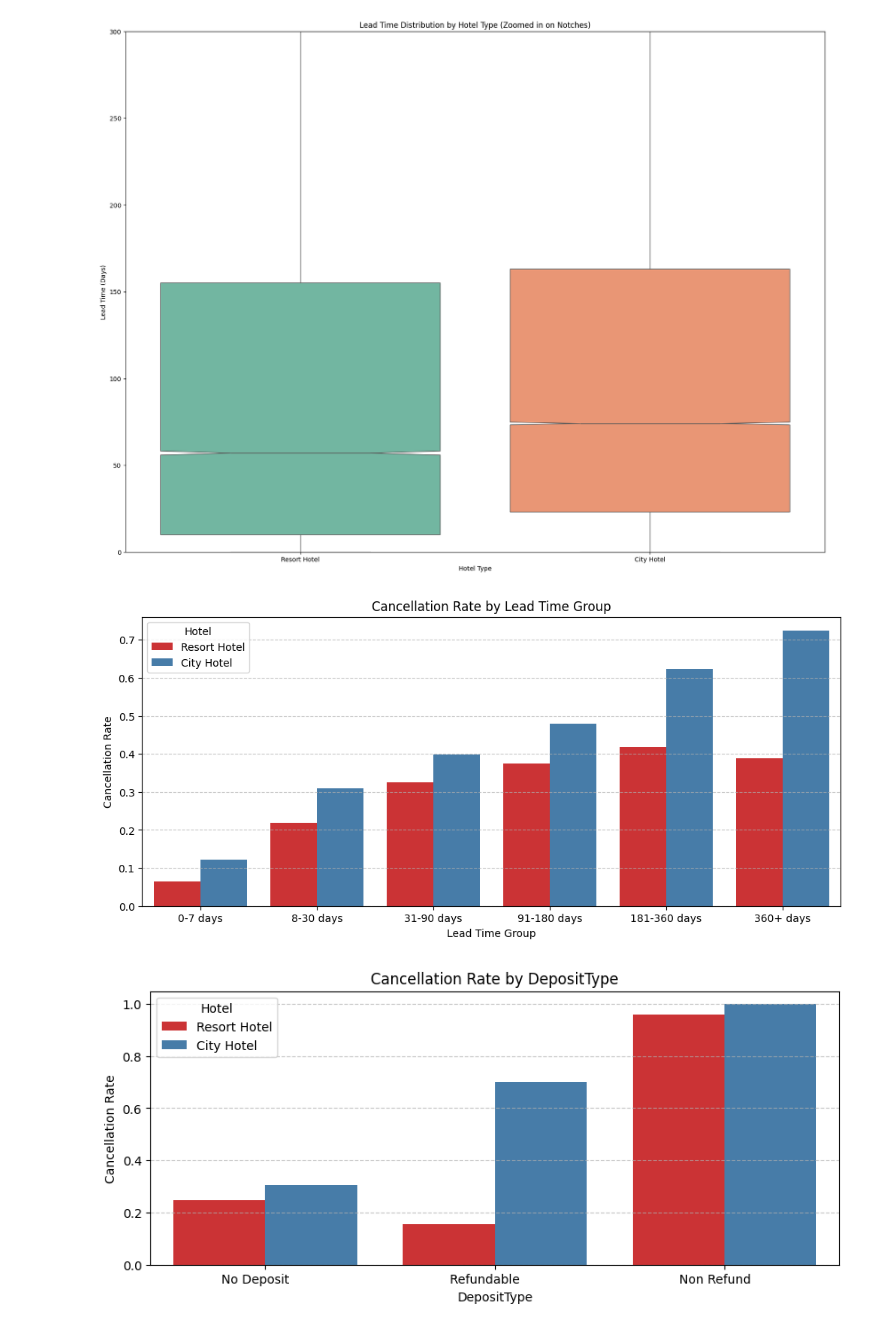
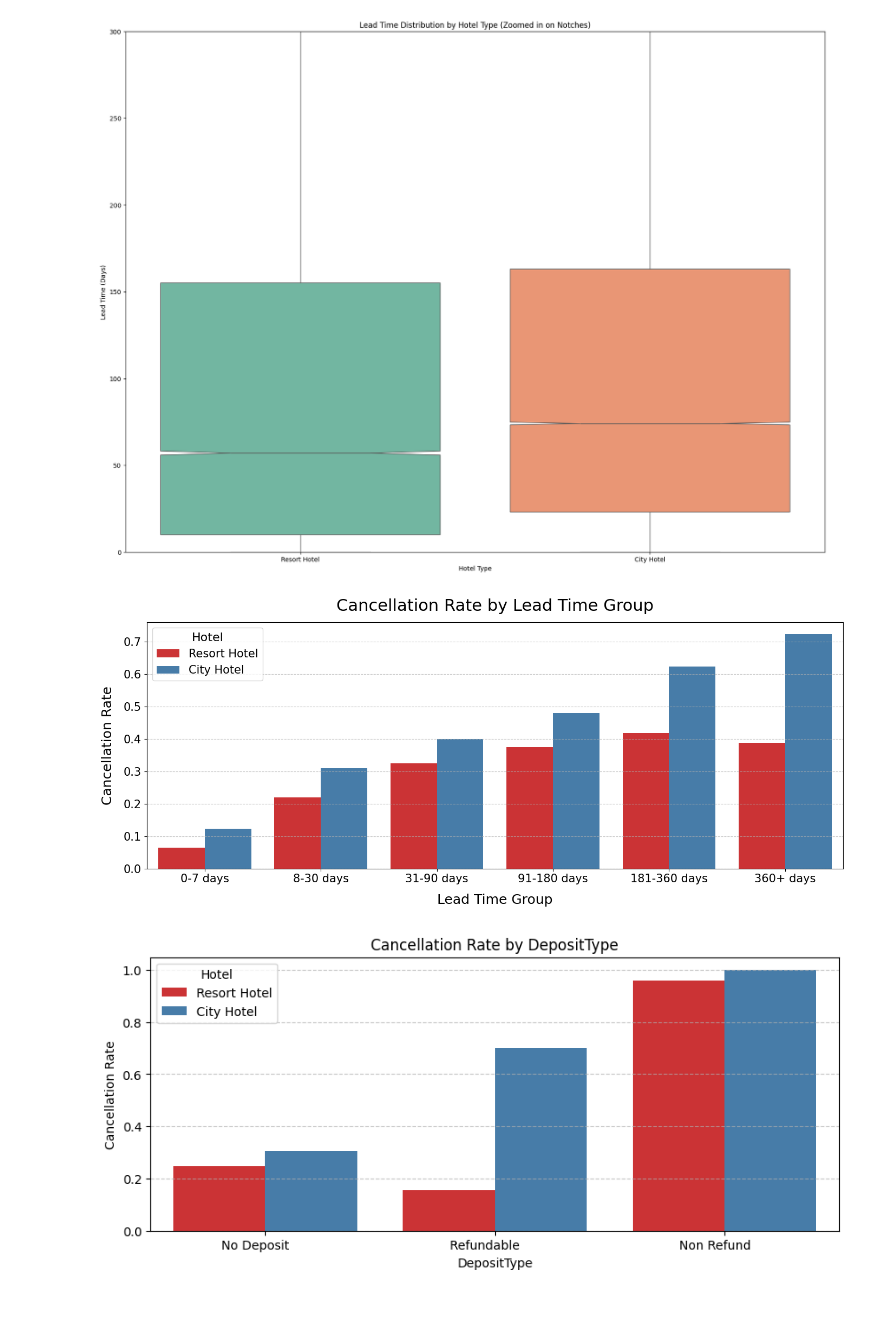
Before and after one commit to sylle321/Hotel_booking, a Jupyter notebook: Descriptive_Code.ipynb, the cells around one changed output. Drawn from its saved outputs; the diff is of its cells as text; code cells hidden in the pictures.

Commit message:
updated three graphs with bigger font

```diff
--- a/Descriptive_Code.ipynb
+++ b/Descriptive_Code.ipynb
@@ -421,21 +421,43 @@ plt.show()
 # %%
 # Create lead time groups for easier profile interpretation
 df_combined['LeadTimeGroup'] = pd.cut(
     df_combined['LeadTime'],
     bins=[-1, 7, 30, 90, 180, 360, np.inf],
-    labels=['0-7 days', '8-30 days', '31-90 days', '91-180 days', '181-360 days', '360+ days']
+    labels=['0-7 days', '8-30 days', '31-90 days',
+            '91-180 days', '181-360 days', '360+ days']
 )
 
-# 1. Compare cancellation rates by LeadTimeGroup
-plt.figure(figsize=(12, 5))
-sns.barplot(data=df_combined, x='LeadTimeGroup', y='IsCanceled', hue='Hotel', palette='Set1', errorbar=None)
-plt.title('Cancellation Rate by Lead Time Group')
-plt.ylabel('Cancellation Rate')
-plt.xlabel('Lead Time Group')
+# Compare cancellation rates by LeadTimeGroup
+plt.figure(figsize=(14, 6))
+
+sns.barplot(
+    data=df_combined,
+    x='LeadTimeGroup',
+    y='IsCanceled',
+    hue='Hotel',
+    palette='Set1',
+    errorbar=None
+)
+
+# Increase title and axis label sizes
+plt.title('Cancellation Rate by Lead Time Group', fontsize=22, pad=15)
+plt.xlabel('Lead Time Group', fontsize=18, labelpad=12)
+plt.ylabel('Cancellation Rate', fontsize=18, labelpad=12)
+
+# Increase X-axis and Y-axis tick label sizes
+plt.xticks(fontsize=15)
+plt.yticks(fontsize=15)
+
+# Increase legend font size
+plt.legend(title='Hotel', fontsize=15, title_fontsize=16)
+
+# Grid
 plt.grid(axis='y', linestyle='--', alpha=0.7)
+
+plt.tight_layout()
 plt.show()
 # %% [output]
-[figure, old version]
+[figure, new version]
 # %%
 # 2. Analyze Cancellation Rates across other profile attributes
 profile_cols = ['DepositType', 'CustomerType', 'IsRepeatedGuest', 'BookingChanges', 'PreviousCancellations']
```
Also changed, not shown: parts of 4 cells of this notebook.
